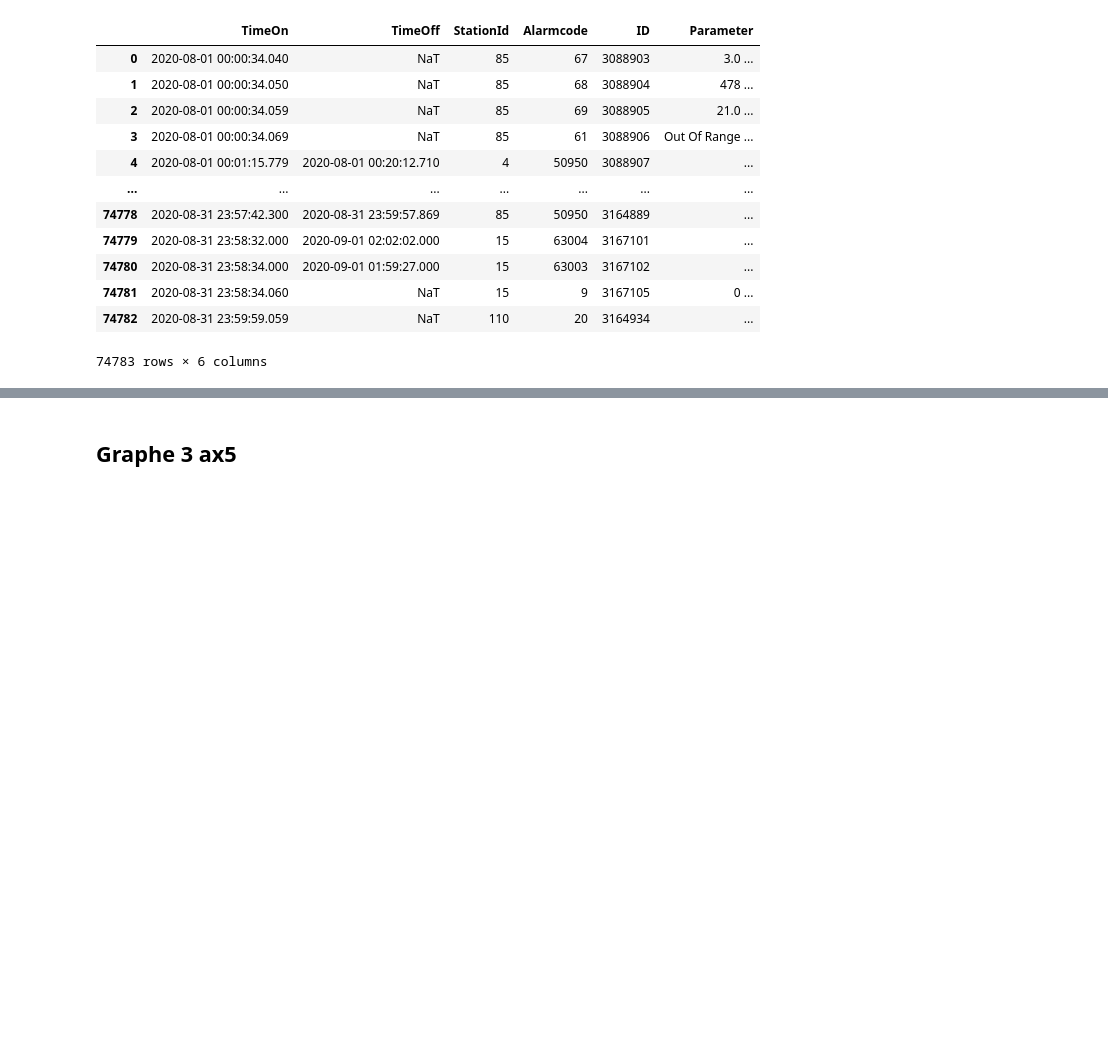
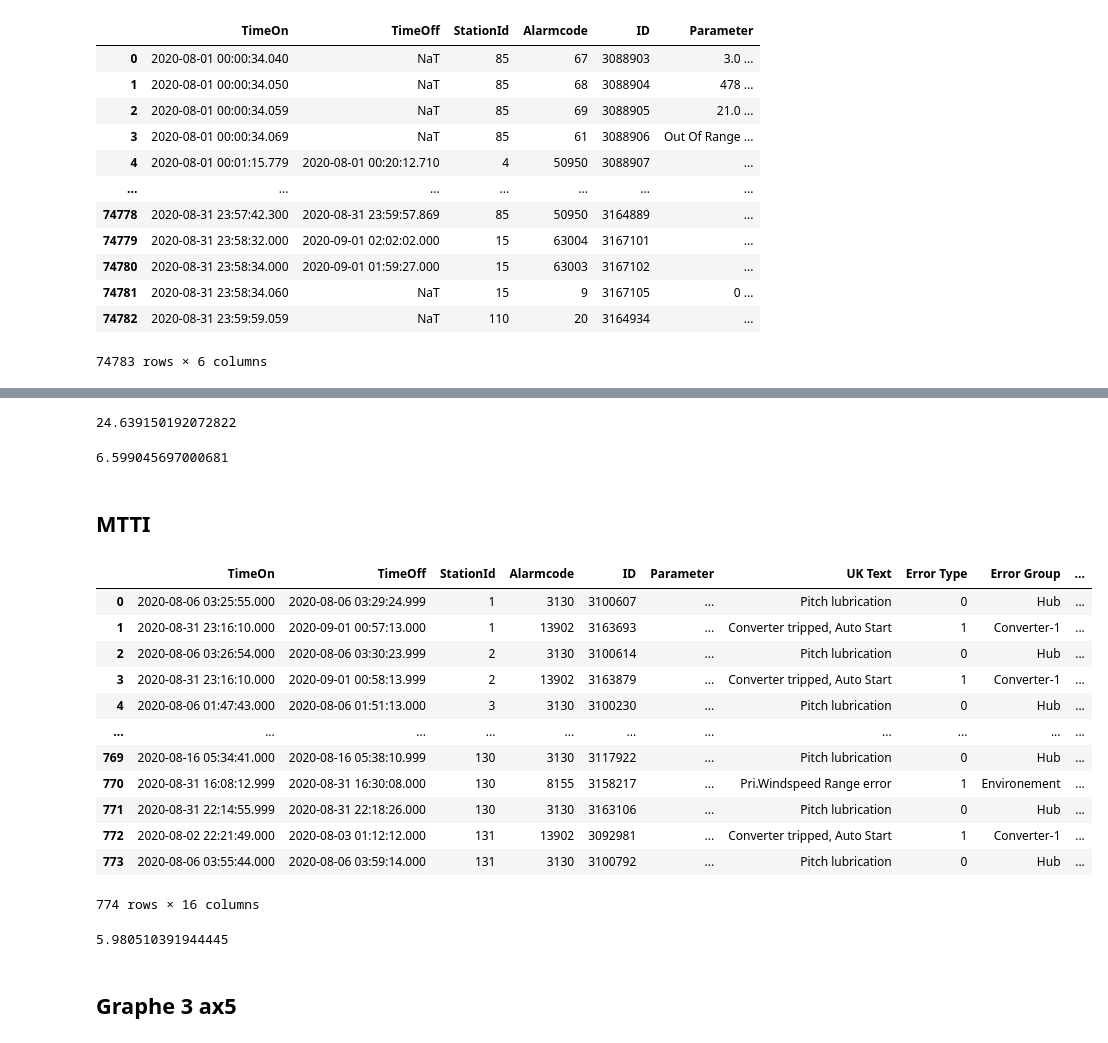
Before and after one commit to capem/TB-Performance, a Jupyter notebook: performance.ipynb, the cells around one changed output, grey strips where cells are left out. Saved outputs shown, nothing was run; the diff lists cells and outputs as text; code cells hidden in the pictures; blank space fills up the shorter version.

```diff
--- a/performance.ipynb
+++ b/performance.ipynb
@@ -534,0 +393,21 @@ alarms
+# %%
+query = '(Alarmcode not in @manual_stop) & (RealPeriod >= @pd.Timedelta("2H"))'
+
+freq_period = len(main_result_sum.query(query))
+
+duree_period = (main_result_sum.query(query)
+                               .RealPeriod
+                               .sum().total_seconds()
+                               / 3600)
+
+mtbf_period = (days_in_period * 24 * 131 - duree_period) / freq_period / 24
+
+mtbf_period
+# %% [output]
+24.639150192072822
+# %%
+mttr_period = duree_period/freq_period
+
+mttr_period
+# %% [output]
+6.599045697000681
@@ -534,0 +441,2 @@ alarms
+# %% [markdown]
+## MTTI
@@ -535,3 +490,26 @@ alarms
+# %%
+mtti_df = main_result_sum.groupby('StationId').apply(lambda x: mtti(x, x.name)).reset_index(drop=True)
+mtti_df
+# %% [output]
+|  | TimeOn | TimeOff | StationId | Alarmcode | ID | Parameter | UK Text | Error Type | Error Group | ... |
+| 0 | 2020-08-06 03:25:55.000 | 2020-08-06 03:29:24.999 | 1 | 3130 | 3100607 | ... | Pitch lubrication | 0 | Hub | ... |
+| 1 | 2020-08-31 23:16:10.000 | 2020-09-01 00:57:13.000 | 1 | 13902 | 3163693 | ... | Converter tripped, Auto Start | 1 | Converter-1 | ... |
+| 2 | 2020-08-06 03:26:54.000 | 2020-08-06 03:30:23.999 | 2 | 3130 | 3100614 | ... | Pitch lubrication | 0 | Hub | ... |
+| 3 | 2020-08-31 23:16:10.000 | 2020-09-01 00:58:13.999 | 2 | 13902 | 3163879 | ... | Converter tripped, Auto Start | 1 | Converter-1 | ... |
+| 4 | 2020-08-06 01:47:43.000 | 2020-08-06 01:51:13.000 | 3 | 3130 | 3100230 | ... | Pitch lubrication | 0 | Hub | ... |
+| ... | ... | ... | ... | ... | ... | ... | ... | ... | ... | ... |
+| 769 | 2020-08-16 05:34:41.000 | 2020-08-16 05:38:10.999 | 130 | 3130 | 3117922 | ... | Pitch lubrication | 0 | Hub | ... |
+| 770 | 2020-08-31 16:08:12.999 | 2020-08-31 16:30:08.000 | 130 | 8155 | 3158217 | ... | Pri.Windspeed Range error | 1 | Environement | ... |
+| 771 | 2020-08-31 22:14:55.999 | 2020-08-31 22:18:26.000 | 130 | 3130 | 3163106 | ... | Pitch lubrication | 0 | Hub | ... |
+| 772 | 2020-08-02 22:21:49.000 | 2020-08-03 01:12:12.000 | 131 | 13902 | 3092981 | ... | Converter tripped, Auto Start | 1 | Converter-1 | ... |
+| 773 | 2020-08-06 03:55:44.000 | 2020-08-06 03:59:14.000 | 131 | 3130 | 3100792 | ... | Pitch lubrication | 0 | Hub | ... |
+774 rows × 16 columns
+# %%
+mtti_period = (mtti_df['TimeTI'].sum() / len(mtti_df.query('Alarmcode == 50000'))).total_seconds()/3600
+
+mtti_period
+# %% [output]
+5.980510391944445
 # %% [markdown]
 ## Graphe 3 ax5
 # %%
```
Also changed, not shown: parts of 68 cells of this notebook.
